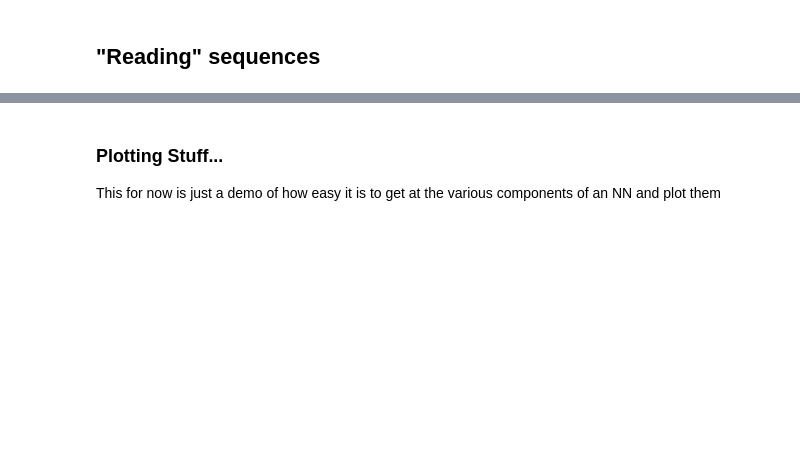
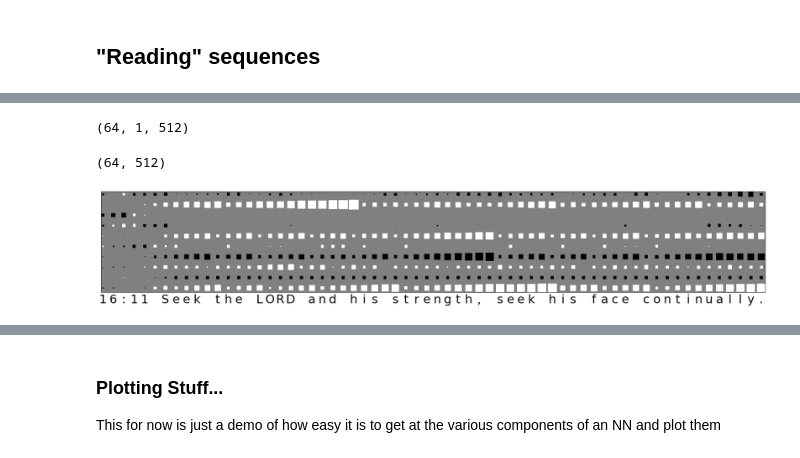
Before and after one commit to Copper-Head/the-three-stooges, a Jupyter notebook: Sandbox.ipynb, the cells around one changed output, grey strips where cells are left out. Drawn from its saved outputs; the diff is of its cells as text; code cells hidden in the pictures; blank space fills up the shorter version.

```diff
--- a/Sandbox.ipynb
+++ b/Sandbox.ipynb
@@ -10,0 +31,17 @@ import numpy as np
+# %%
+aux_var_name = "sequencegenerator_cost_matrix_cells#2"
+# %%
+# demo_sent = "13:2 And Abram was very rich in cattle, in silver, and in gold."
+demo_sent = "16:11 Seek the LORD and his strength, seek his face continually."
+# %%
+demo_computed_vars = sc.read_single_sequence(demo_sent)
+# %%
+demo_computed_vars["sequencegenerator_cost_matrix_cells#2"].shape
+# %% [output]
+(64, 1, 512)
+# %%
+demo_cell = demo_computed_vars[aux_var_name].reshape((len(demo_sent),512))
+# %%
+demo_cell.shape
+# %% [output]
+(64, 512)
@@ -10,0 +50,5 @@ import numpy as np
+# %%
+f = plt.figure(figsize=(30, 30))
+ax = hinton_diagram(demo_cell[:,:10], xticks=demo_sent)
+# %% [output]
+[figure, added]
```
Also changed, not shown: parts of 13 cells of this notebook.
